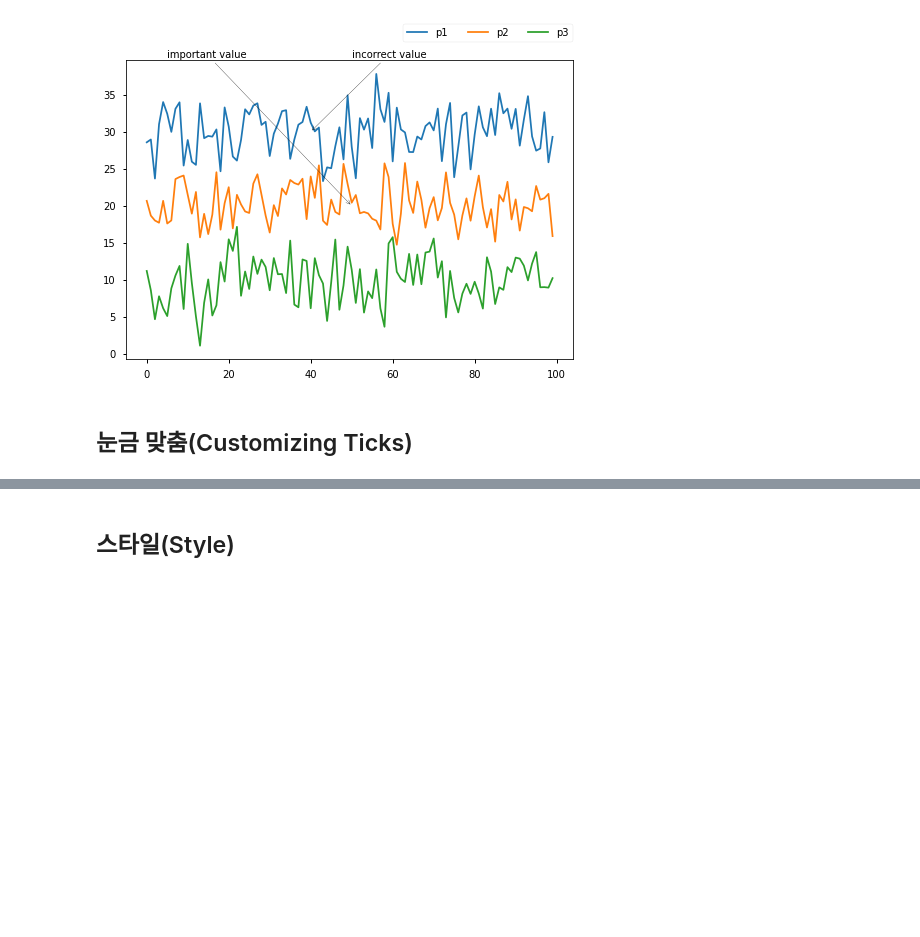
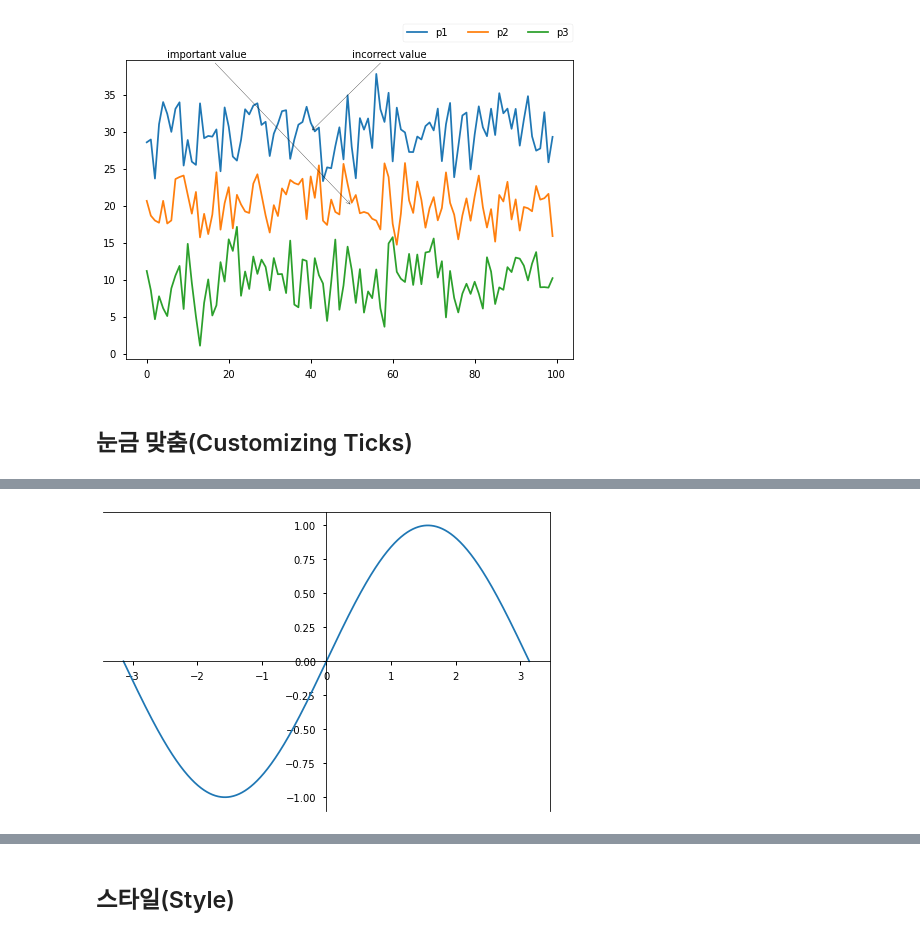
Before and after one commit to SeongKeunNA/Suanlab, a Jupyter notebook: _Matplotlib_한번에_제대로_배우기.ipynb, the cells around one changed output, grey strips where cells are left out. Cells and saved outputs as stored; diff of their text form; code cells hidden in the pictures; blank space fills up the shorter version.

```diff
--- a/_Matplotlib_한번에_제대로_배우기.ipynb
+++ b/_Matplotlib_한번에_제대로_배우기.ipynb
@@ -391,0 +415,12 @@ plt.annotate('incorrect value', (40, 30), xytext = (50, 40), arrowprops = dict(a
+# %%
+x = np.linspace(-np.pi, np.pi, 1000, endpoint = True)
+y = np.sin(x)
+plt.plot(x, y)
+
+ax = plt.gca()
+ax.spines['bottom'].set_positi on(('data', 0))
+ax.spines['left'].set_position(('data', 0))
+ax.xaxis.set_ticks_position('bottom')
+ax.yaxis.set_ticks_position('left')
+# %% [output]
+[figure, added]
```
Also changed, not shown: parts of 12 cells of this notebook.
